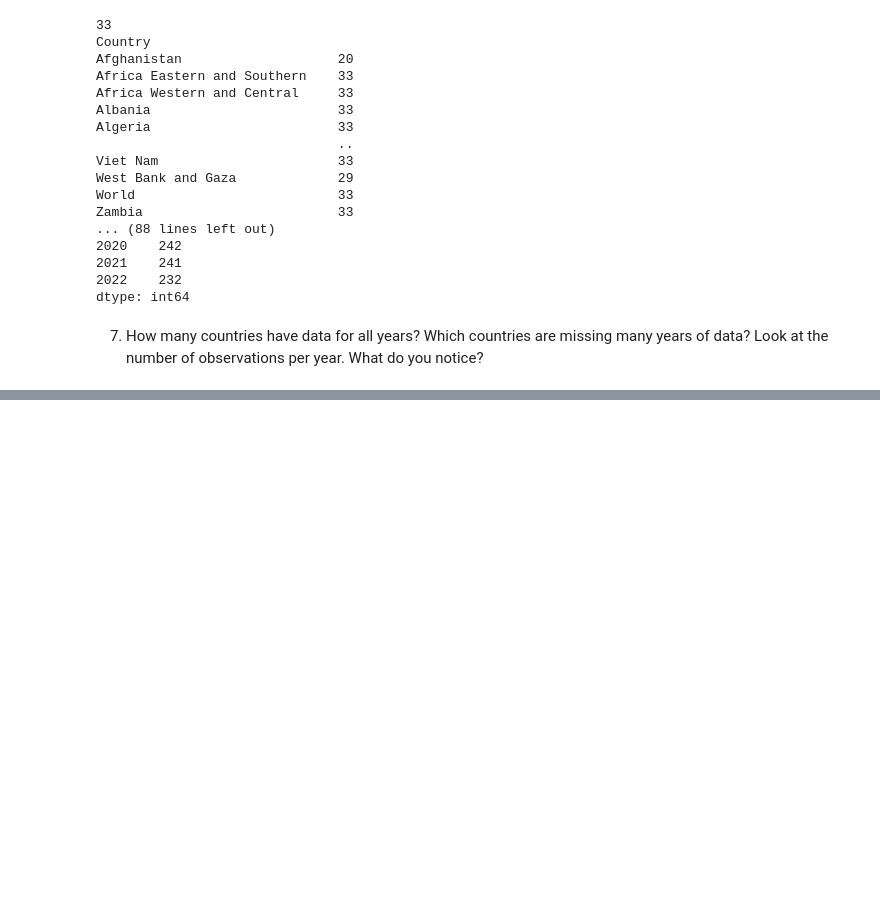
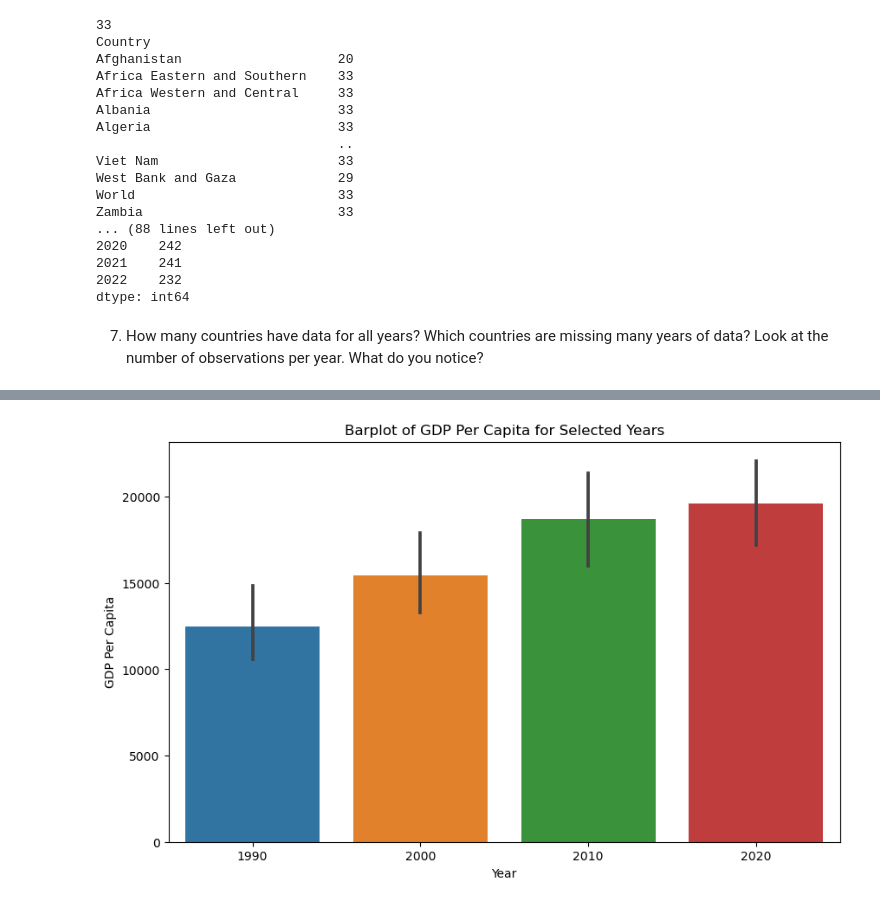
Before and after one commit to NSS-Data-Analytics-Cohort-10/gdp-and-internet-usage-seanmalley1, a Jupyter notebook: notebooks/un_data.ipynb, the cells around one changed output, grey strips where cells are left out. Saved outputs shown, nothing was run; the diff lists cells and outputs as text; code cells hidden in the pictures; blank space fills up the shorter version.

```diff
--- a/notebooks/un_data.ipynb
+++ b/notebooks/un_data.ipynb
@@ -227,0 +266,10 @@ Answwer: Most of the gpd per capitas were between 0 - 20,000
+# %%
+#10C Barplot
+plt.figure(figsize=(10, 6))  # Sets the figure size
+sns.barplot(x='Year', y='GDP_Per_Capita', data=gdp_decades)
+plt.title('Barplot of GDP Per Capita for Selected Years')
+plt.xlabel('Year')
+plt.ylabel('GDP Per Capita')
+plt.show()
+# %% [output]
+[figure, added]
```
Also changed, not shown: parts of 21 cells of this notebook.
